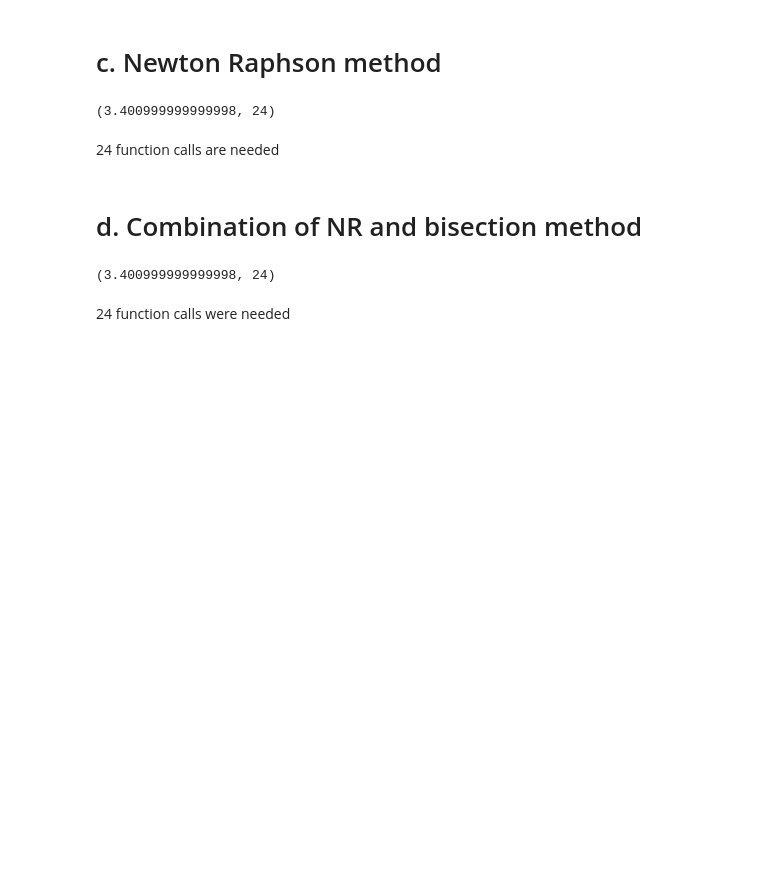
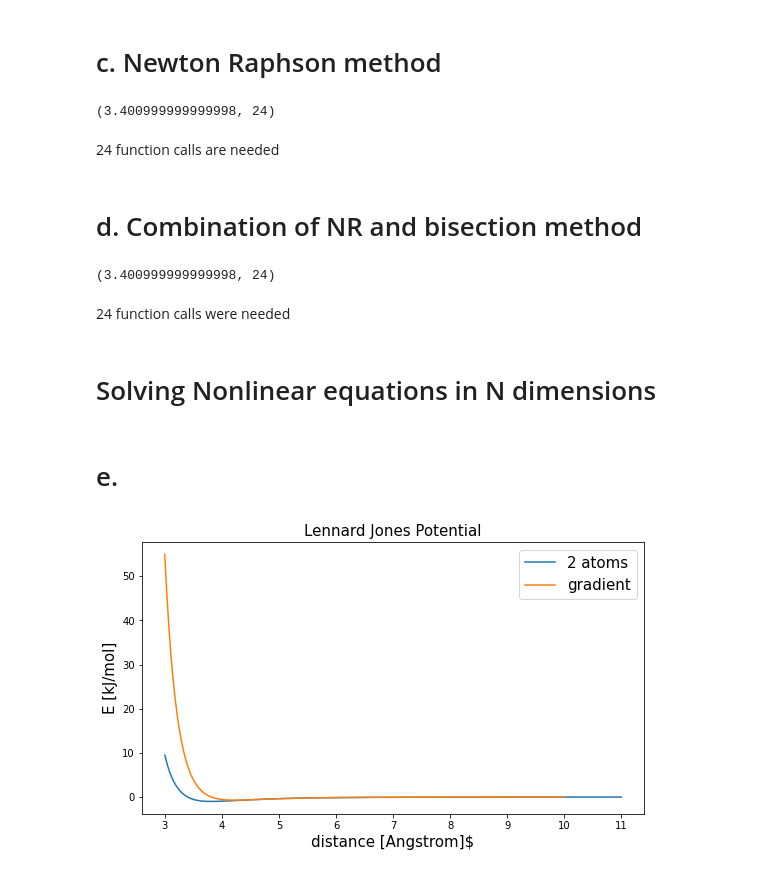
Before and after one commit to Kiril94/SC_Proj, a Jupyter notebook: Proj3/Proj3.ipynb, the cells around one changed output. Cells and saved outputs as stored; diff of their text form; code cells hidden in the pictures; blank space fills up the shorter version.

Commit message:
computing gradient

```diff
--- a/Proj3/Proj3.ipynb
+++ b/Proj3/Proj3.ipynb
@@ -140,3 +137,7 @@ NR_bis(Vx, DV, 2, 4, 2, 1e-13)
 (3.400999999999998, 24)
 # %% [markdown]
 24 function calls were needed
+# %% [markdown]
+# Solving Nonlinear equations in N dimensions
+# %% [markdown]
+# e.
@@ -142,0 +157,22 @@ NR_bis(Vx, DV, 2, 4, 2, 1e-13)
+# %%
+def gradVx(x):
+    """Helper function to call V with a range of different x in the 1d case."""
+    p0 = np.zeros((1,3))
+    p1 = np.reshape(np.array([0,0,x]), (1,3))
+    return gradV(np.concatenate((p0,p1),axis = 0))
+range1 = np.linspace(3,10,N)
+# %%
+gradV = LJgradient(sigma,epsilon)
+gradient = np.empty(shape = (num_points,2,dim))
+for i in range(N):
+    gradient[i] = gradVx(range1[i])
+# %%
+fig, ax = plt.subplots(figsize = (9,5))
+ax.plot(range0,E2 , label = '2 atoms')
+ax.plot(range1,gradient[:,0,-1], label = 'gradient')
+ax.set_ylabel('E [kJ/mol]', fontsize = 15), ax.legend(fontsize = 15)
+ax.set_xlabel(r'distance [Angstrom]$', fontsize = 15)
+ax.set_title(r'Lennard Jones Potential', fontsize = 15)
+plt.show()
+# %% [output]
+[figure, added]
```
Also changed, not shown: parts of 5 cells of this notebook.
